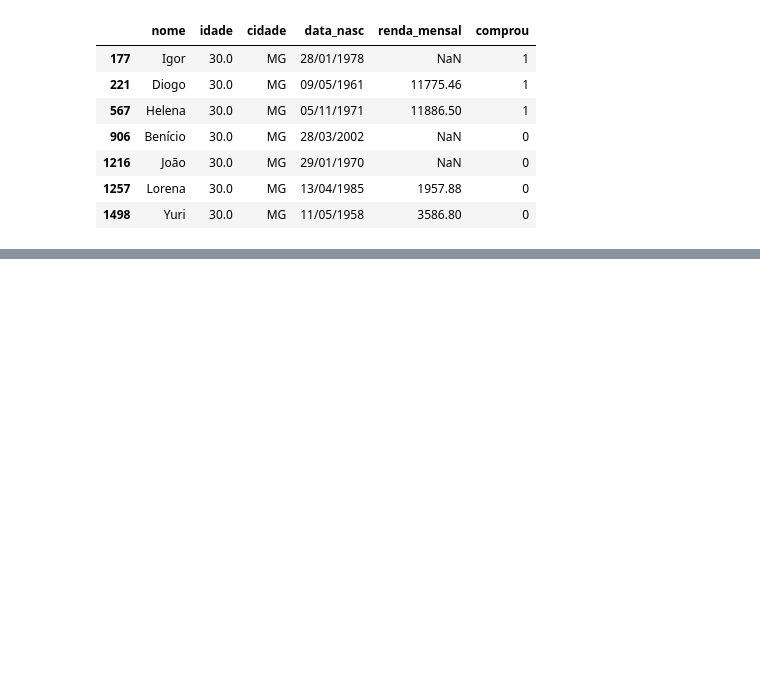
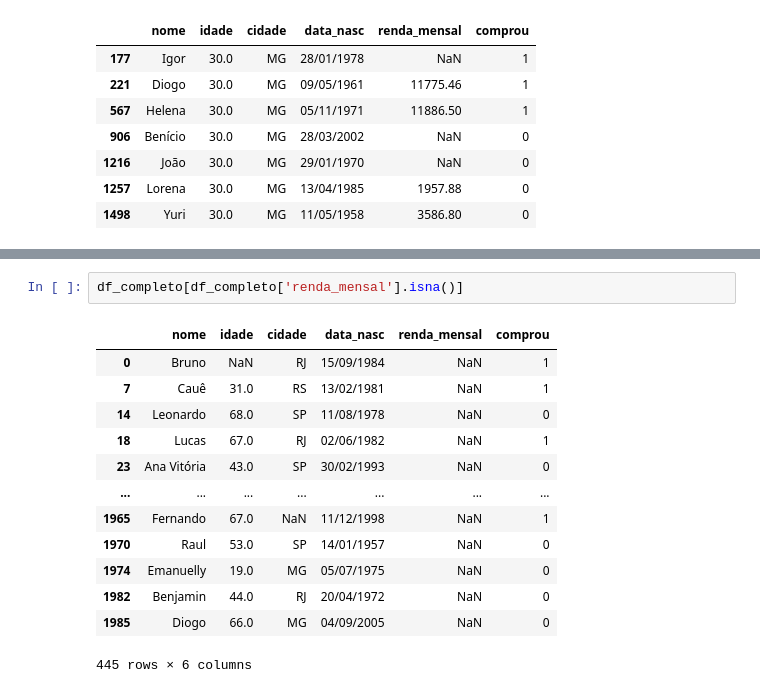
Before and after one commit to CaioHarrys/CURSO-PYTHON-IA, a Jupyter notebook: DataSet_Clientes_Completos/clientes_completos.ipynb, the cells around one changed output, grey strips where cells are left out. Saved outputs shown, nothing was run; the diff lists cells and outputs as text; blank space fills up the shorter version.

```diff
--- a/DataSet_Clientes_Completos/clientes_completos.ipynb
+++ b/DataSet_Clientes_Completos/clientes_completos.ipynb
@@ -191,0 +210,16 @@ df_completo[df_completo['cidade'].isin
+# %%
+df_completo[df_completo['renda_mensal'].isna()]
+# %% [output]
+|  | nome | idade | cidade | data_nasc | renda_mensal | comprou |
+| 0 | Bruno | NaN | RJ | 15/09/1984 | NaN | 1 |
+| 7 | Cauê | 31.0 | RS | 13/02/1981 | NaN | 1 |
+| 14 | Leonardo | 68.0 | SP | 11/08/1978 | NaN | 0 |
+| 18 | Lucas | 67.0 | RJ | 02/06/1982 | NaN | 1 |
+| 23 | Ana Vitória | 43.0 | SP | 30/02/1993 | NaN | 0 |
+| ... | ... | ... | ... | ... | ... | ... |
+| 1965 | Fernando | 67.0 | NaN | 11/12/1998 | NaN | 1 |
+| 1970 | Raul | 53.0 | SP | 14/01/1957 | NaN | 0 |
+| 1974 | Emanuelly | 19.0 | MG | 05/07/1975 | NaN | 0 |
+| 1982 | Benjamin | 44.0 | RJ | 20/04/1972 | NaN | 0 |
+| 1985 | Diogo | 66.0 | MG | 04/09/2005 | NaN | 0 |
+445 rows × 6 columns
```
Also changed, not shown: parts of 15 cells of this notebook.
